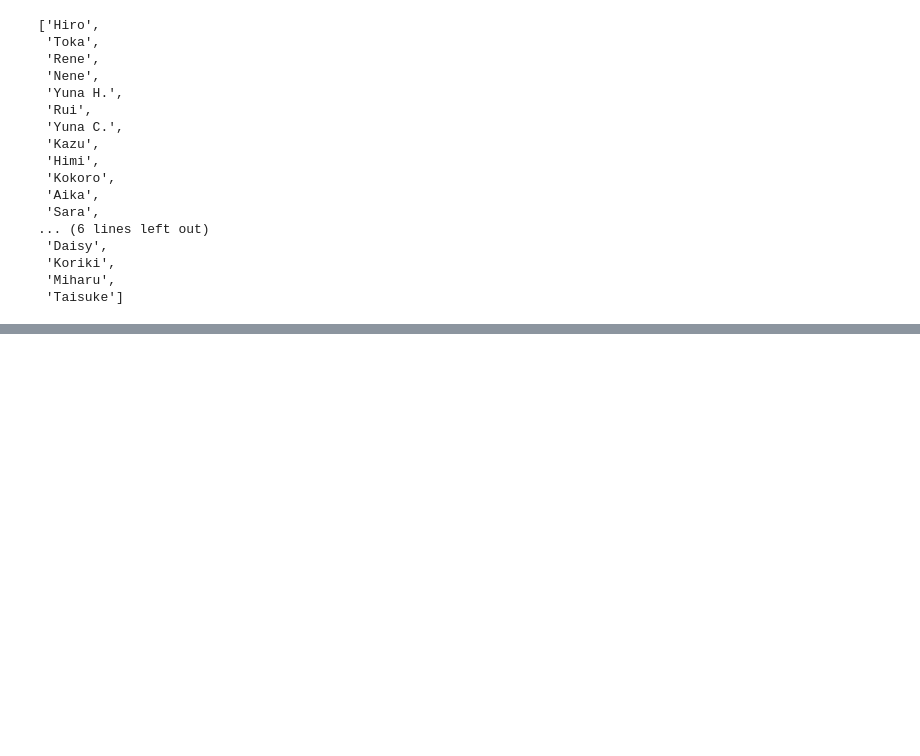
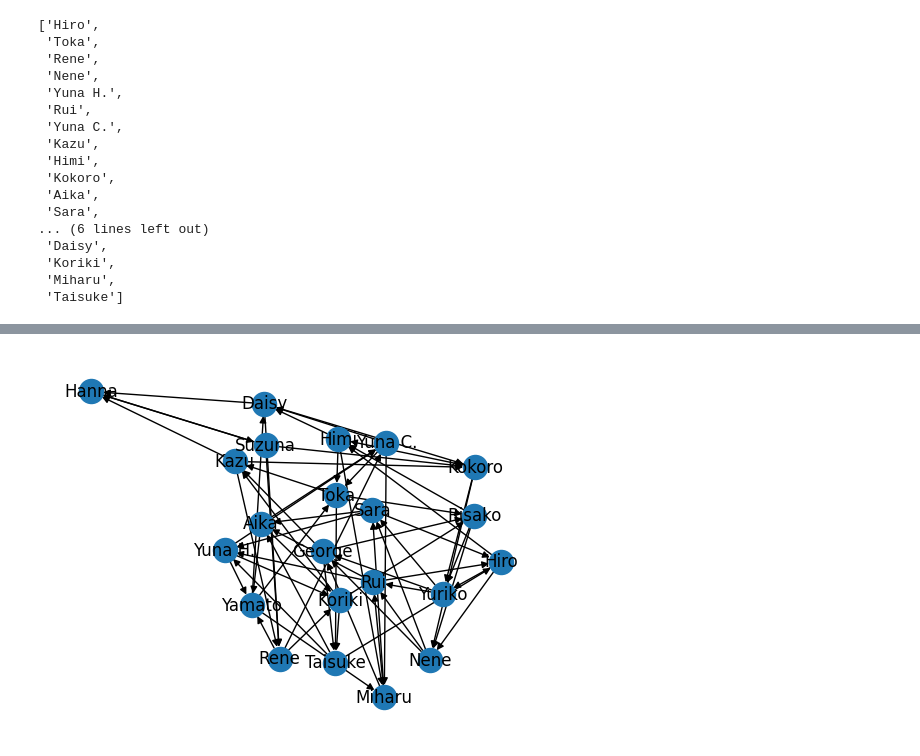
Before and after one commit to dtersegno/toastmasters, a Jupyter notebook: Toastmaster2026/1_Setup.ipynb, the cells around one changed output, grey strips where cells are left out. Cells and saved outputs as stored; diff of their text form; code cells hidden in the pictures; blank space fills up the shorter version.

```diff
--- a/Toastmaster2026/1_Setup.ipynb
+++ b/Toastmaster2026/1_Setup.ipynb
@@ -576,7 +578,7 @@ key_roles = ['impromptu', 'evaluator','prepared']
 for student in students:
     #cut the numbers off the roles to check
     sched = my_schedule(student)
-    short_sched = [
+    short_sched = [ #cut off the rightmost character in each role (to chop the numbers off from impromptu, etc
         role[:-1]
         for role in sched
     ]
@@ -592,3 +594,9 @@ for student in students:
     for role in jobs['leadership']:
         did_leadership = did_leadership or role in sched
     assert did_leadership, f"{student} didn't do a leadership role"
+
+    #does any student compete with another more than once?
+    summation = 0
+    # for studentb in students:
+    #     if student != studentb:
+    #            summation
@@ -594,0 +623,14 @@ for student in students:
+# %%
+competitors = dict(zip(students,[[]]*len(students)))
+
+for day, names in schedule_by_name.iterrows():
+    for role in jobs["prepared_roles"]:
+        assigned_student = names[role]
+        competitors.update({
+            assigned_student: competitors[assigned_student] + schedule_by_name.loc[day, jobs["evaluator_roles"]].to_list()
+        })
+
+last_day_extra_speaker = schedule_by_name.loc[days[-1], 'prepared4']
+competitors.update({
+    last_day_extra_speaker: competitors[last_day_extra_speaker] + [schedule_by_name.loc[days[-1], 'evaluator4']]
+})
@@ -594,0 +657,15 @@ for student in students:
+# %%
+import networkx as nx
+
+edges = []
+for student in students:
+    for competing_student in competitors[student]:
+        edges.append([student, competing_student])
+
+g = nx.from_edgelist(edges, create_using = nx.DiGraph)
+g_pos = nx.spring_layout(g)
+
+nx.draw_networkx_labels(g, g_pos, labels = {node:node for node in g.nodes()})
+nx.draw(g, pos = g_pos)
+# %% [output]
+[figure, added]
```
Also changed, not shown: parts of 14 cells of this notebook.
